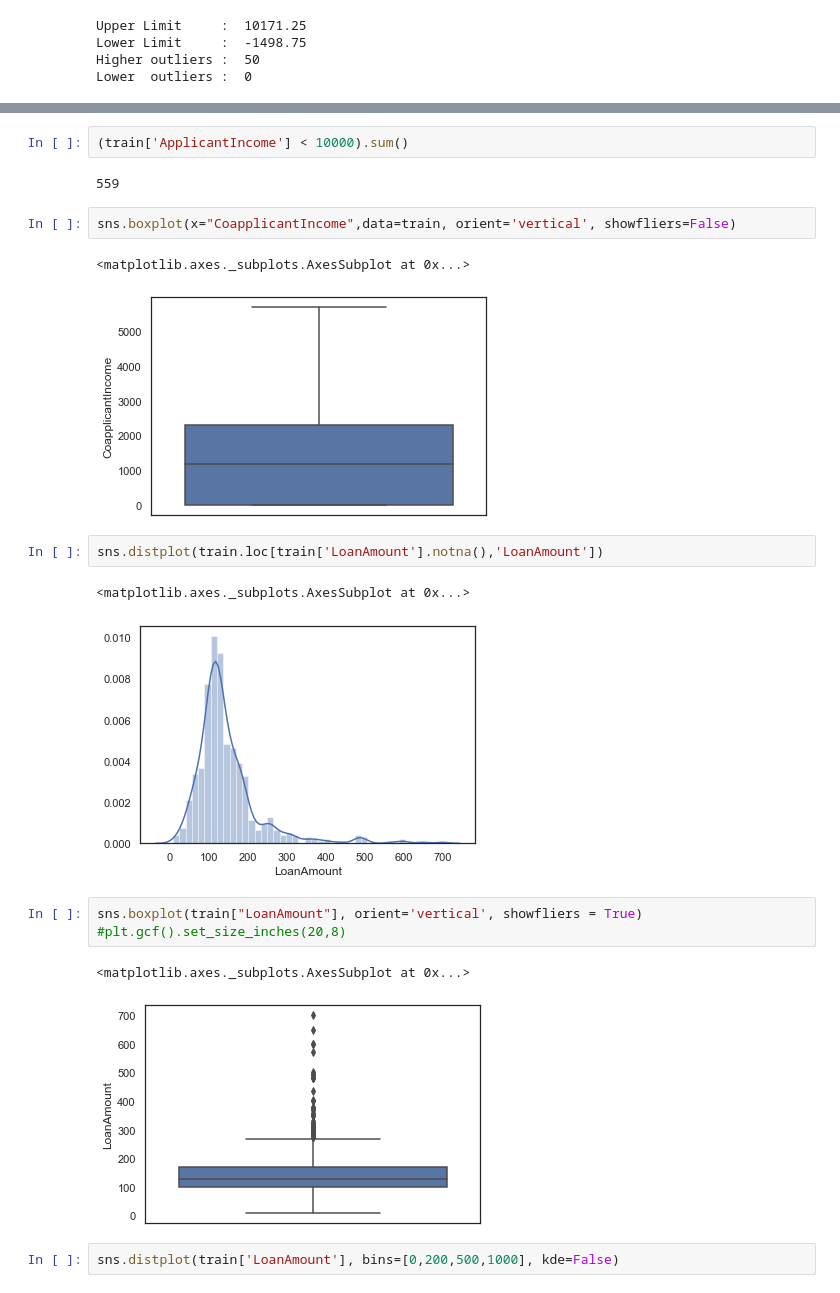
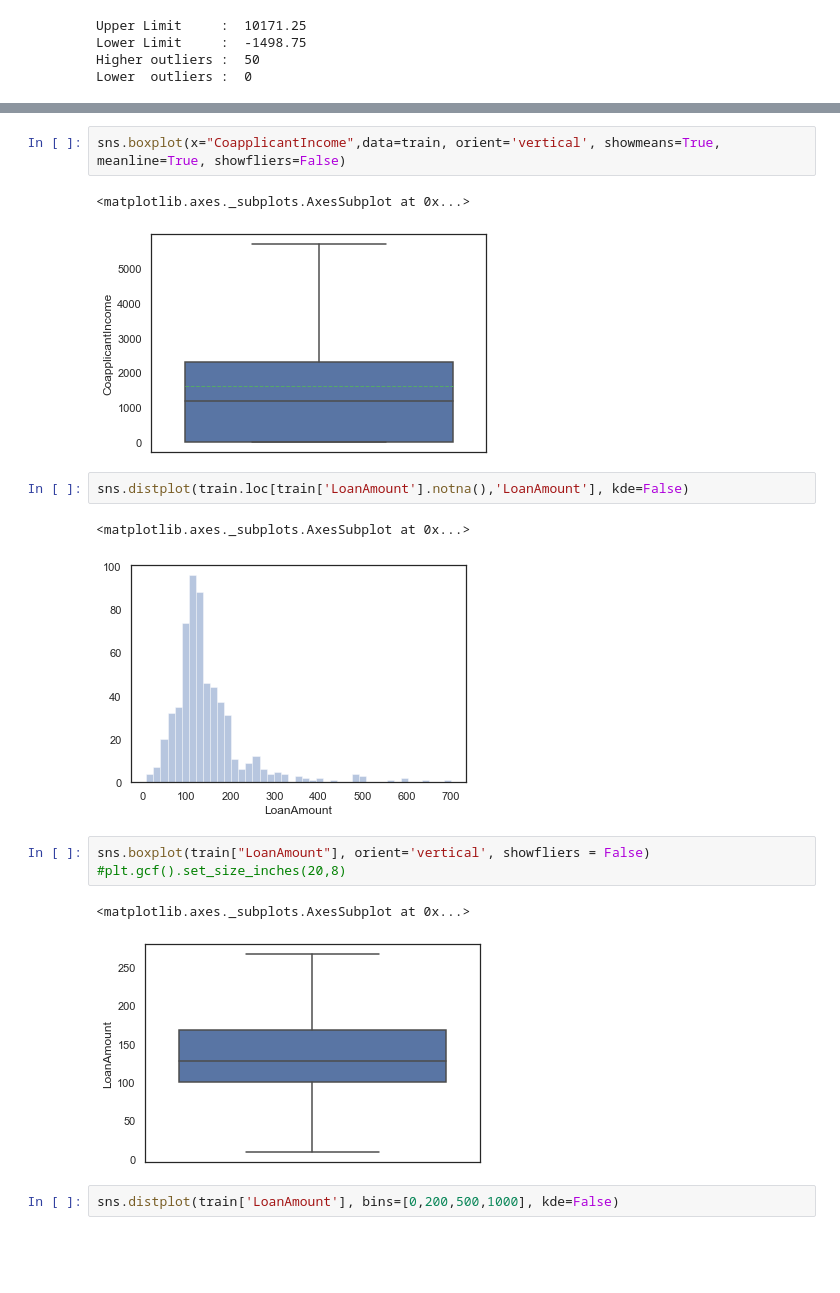
Before and after one commit to srikanthpragada/DS_06_JAN_2020, a Jupyter notebook: loan/loan_prediction.ipynb, the cells around one changed output, grey strips where cells are left out. Drawn from its saved outputs; the diff is of its cells as text; blank space fills up the shorter version.

```diff
--- a/loan/loan_prediction.ipynb
+++ b/loan/loan_prediction.ipynb
@@ -273,23 +266,19 @@ sns.distplot(train["ApplicantIncome"],bins=5,kde=False)    # Histogram
-# %%
-(train['ApplicantIncome'] < 10000).sum()
-# %% [output]
-559
 # %%
-sns.boxplot(x="CoapplicantIncome",data=train, orient='vertical', showfliers=False)
+sns.boxplot(x="CoapplicantIncome",data=train, orient='vertical', showmeans=True, meanline=True, showfliers=False)
 # %% [output]
 <matplotlib.axes._subplots.AxesSubplot at 0x...>
-[figure, old version]
+[figure, new version]
 # %%
-sns.distplot(train.loc[train['LoanAmount'].notna(),'LoanAmount'])
+sns.distplot(train.loc[train['LoanAmount'].notna(),'LoanAmount'], kde=False)
 # %% [output]
 <matplotlib.axes._subplots.AxesSubplot at 0x...>
-[figure, old version]
+[figure, new version]
 # %%
-sns.boxplot(train["LoanAmount"], orient='vertical', showfliers = True)
+sns.boxplot(train["LoanAmount"], orient='vertical', showfliers = False)
 #plt.gcf().set_size_inches(20,8)
 # %% [output]
 <matplotlib.axes._subplots.AxesSubplot at 0x...>
-[figure, old version]
+[figure, new version]
 # %%
 sns.distplot(train['LoanAmount'], bins=[0,200,500,1000], kde=False)
 # %% [output]
```
Also changed, not shown: parts of 35 cells of this notebook.
